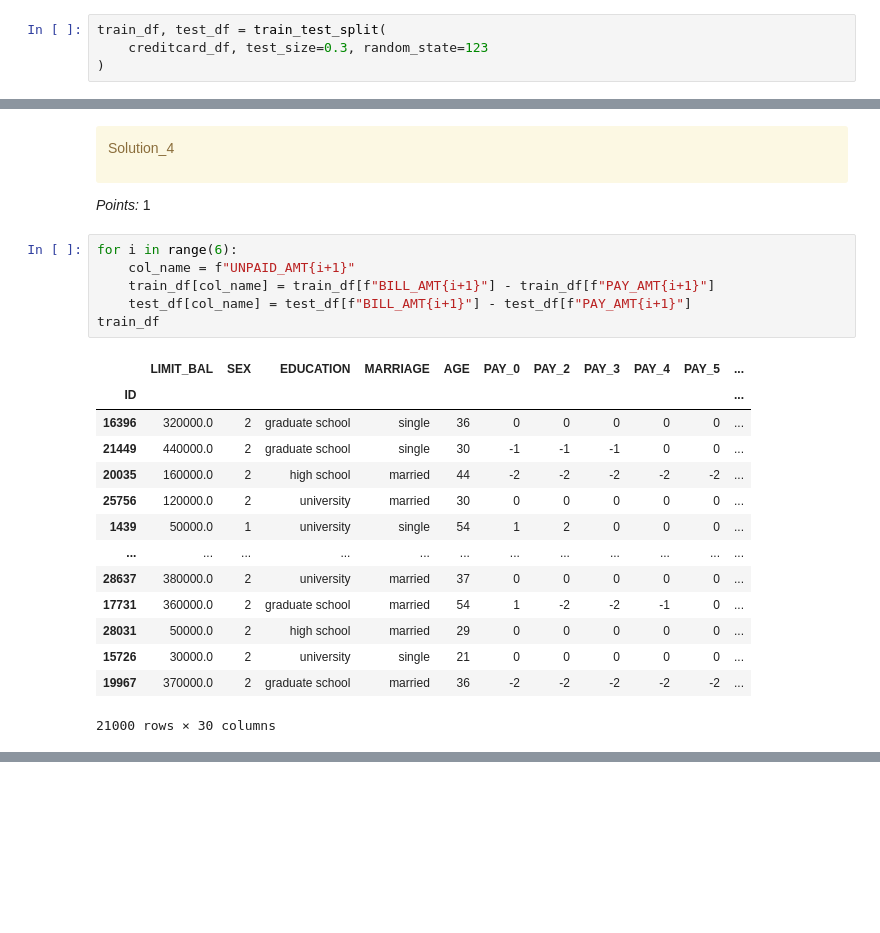
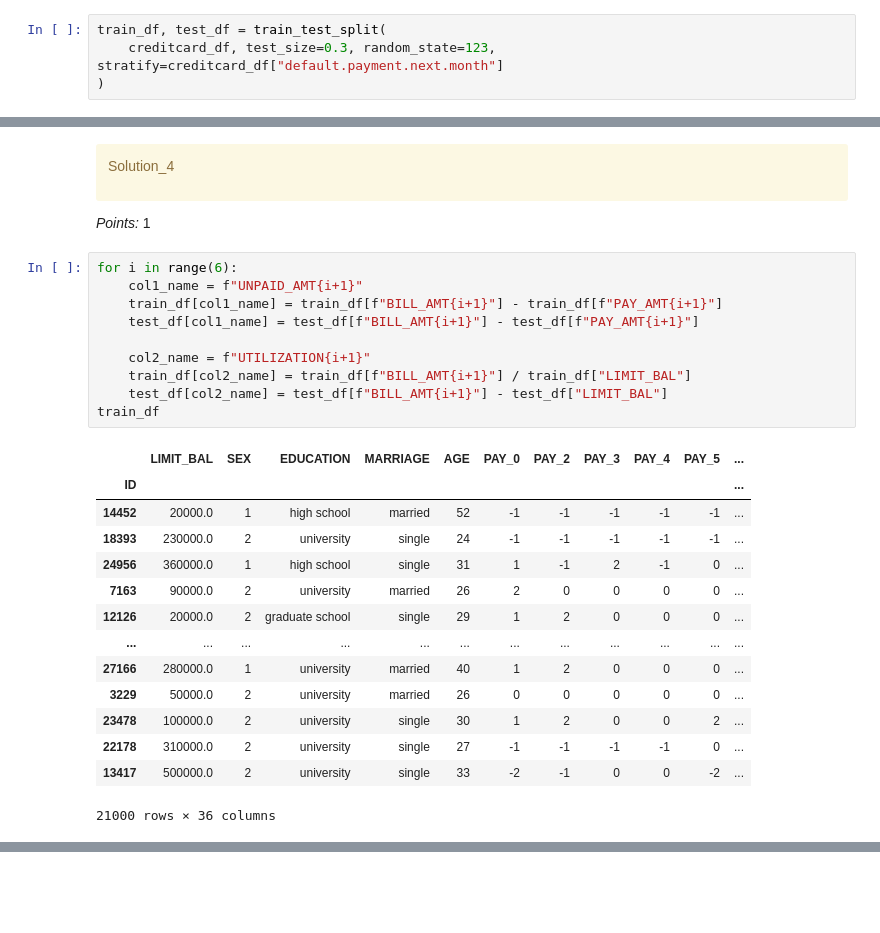
Before and after one commit to jessicapatricia012/CPSC-330-HW5, a Jupyter notebook: hw5.ipynb, the cells around one changed output, grey strips where cells are left out. Saved outputs shown, nothing was run; the diff lists cells and outputs as text; blank space fills up the shorter version.

```diff
--- a/hw5.ipynb
+++ b/hw5.ipynb
@@ -187,7 +274,7 @@ Solution_2
 _Points:_ 2
 # %%
 train_df, test_df = train_test_split(
-    creditcard_df, test_size=0.3, random_state=123
+    creditcard_df, test_size=0.3, random_state=123, stratify=creditcard_df["default.payment.next.month"]
 )
 # %% [markdown]
 <!-- END QUESTION -->
@@ -394,25 +481,29 @@ Solution_4
 _Points:_ 1
 # %%
 for i in range(6):
-    col_name = f"UNPAID_AMT{i+1}"
-    train_df[col_name] = train_df[f"BILL_AMT{i+1}"] - train_df[f"PAY_AMT{i+1}"]
-    test_df[col_name] = test_df[f"BILL_AMT{i+1}"] - test_df[f"PAY_AMT{i+1}"]
+    col1_name = f"UNPAID_AMT{i+1}"
+    train_df[col1_name] = train_df[f"BILL_AMT{i+1}"] - train_df[f"PAY_AMT{i+1}"]
+    test_df[col1_name] = test_df[f"BILL_AMT{i+1}"] - test_df[f"PAY_AMT{i+1}"]
+
+    col2_name = f"UTILIZATION{i+1}"
+    train_df[col2_name] = train_df[f"BILL_AMT{i+1}"] / train_df["LIMIT_BAL"]
+    test_df[col2_name] = test_df[f"BILL_AMT{i+1}"] - test_df["LIMIT_BAL"]
 train_df
 # %% [output]
 |  | LIMIT_BAL | SEX | EDUCATION | MARRIAGE | AGE | PAY_0 | PAY_2 | PAY_3 | PAY_4 | PAY_5 | ... |
 | ID |  |  |  |  |  |  |  |  |  |  | ... |
-| 16396 | 320000.0 | 2 | graduate school | single | 36 | 0 | 0 | 0 | 0 | 0 | ... |
-| 21449 | 440000.0 | 2 | graduate school | single | 30 | -1 | -1 | -1 | 0 | 0 | ... |
-| 20035 | 160000.0 | 2 | high school | married | 44 | -2 | -2 | -2 | -2 | -2 | ... |
-| 25756 | 120000.0 | 2 | university | married | 30 | 0 | 0 | 0 | 0 | 0 | ... |
-| 1439 | 50000.0 | 1 | university | single | 54 | 1 | 2 | 0 | 0 | 0 | ... |
+| 14452 | 20000.0 | 1 | high school | married | 52 | -1 | -1 | -1 | -1 | -1 | ... |
+| 18393 | 230000.0 | 2 | university | single | 24 | -1 | -1 | -1 | -1 | -1 | ... |
+| 24956 | 360000.0 | 1 | high school | single | 31 | 1 | -1 | 2 | -1 | 0 | ... |
+| 7163 | 90000.0 | 2 | university | married | 26 | 2 | 0 | 0 | 0 | 0 | ... |
+| 12126 | 20000.0 | 2 | graduate school | single | 29 | 1 | 2 | 0 | 0 | 0 | ... |
 | ... | ... | ... | ... | ... | ... | ... | ... | ... | ... | ... | ... |
-| 28637 | 380000.0 | 2 | university | married | 37 | 0 | 0 | 0 | 0 | 0 | ... |
-| 17731 | 360000.0 | 2 | graduate school | married | 54 | 1 | -2 | -2 | -1 | 0 | ... |
-| 28031 | 50000.0 | 2 | high school | married | 29 | 0 | 0 | 0 | 0 | 0 | ... |
-| 15726 | 30000.0 | 2 | university | single | 21 | 0 | 0 | 0 | 0 | 0 | ... |
-| 19967 | 370000.0 | 2 | graduate school | married | 36 | -2 | -2 | -2 | -2 | -2 | ... |
+| 27166 | 280000.0 | 1 | university | married | 40 | 1 | 2 | 0 | 0 | 0 | ... |
+| 3229 | 50000.0 | 2 | university | married | 26 | 0 | 0 | 0 | 0 | 0 | ... |
+| 23478 | 100000.0 | 2 | university | single | 30 | 1 | 2 | 0 | 0 | 2 | ... |
+| 22178 | 310000.0 | 2 | university | single | 27 | -1 | -1 | -1 | -1 | 0 | ... |
+| 13417 | 500000.0 | 2 | university | single | 33 | -2 | -1 | 0 | 0 | -2 | ... |
-21000 rows × 30 columns
+21000 rows × 36 columns
 # %%
 X_train = train_df.drop(columns=["default.payment.next.month"])
 y_train = train_df["default.payment.next.month"]
```
Also changed, not shown: parts of 59 cells of this notebook, 5 other files.
